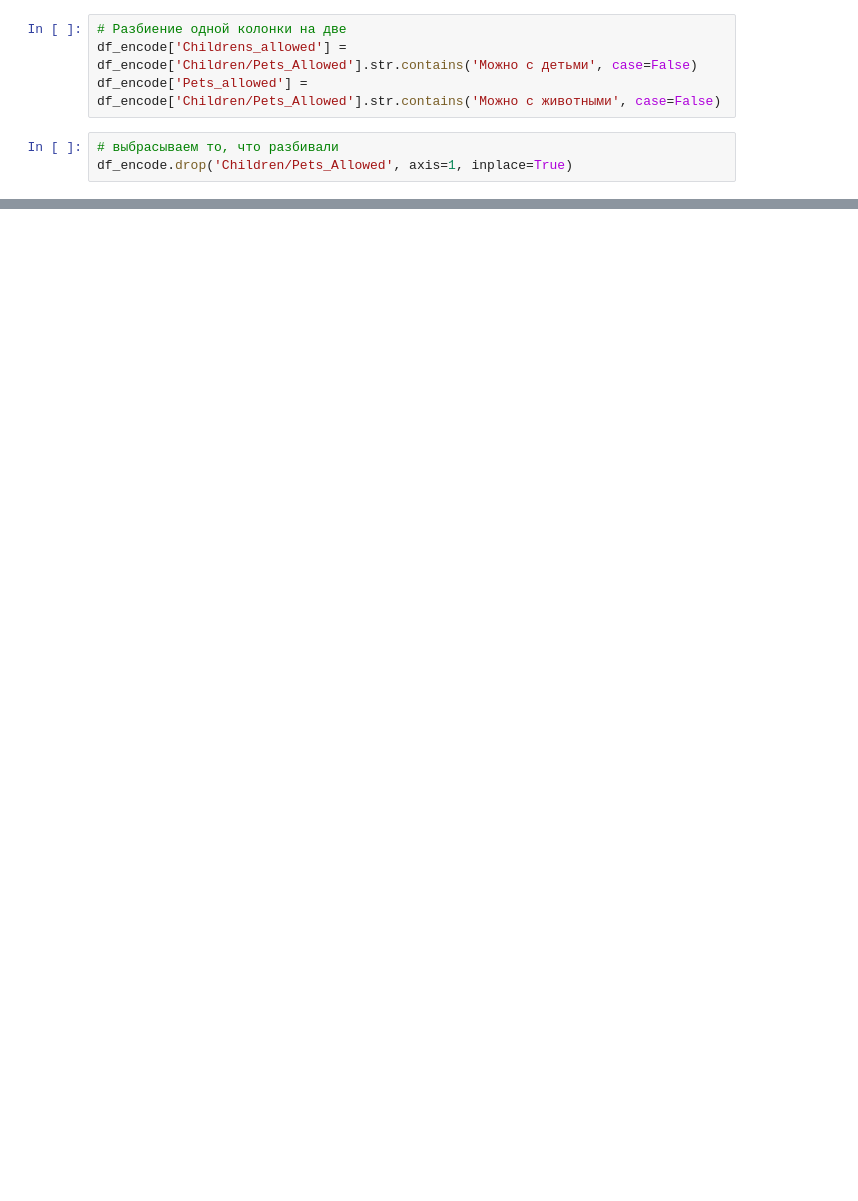
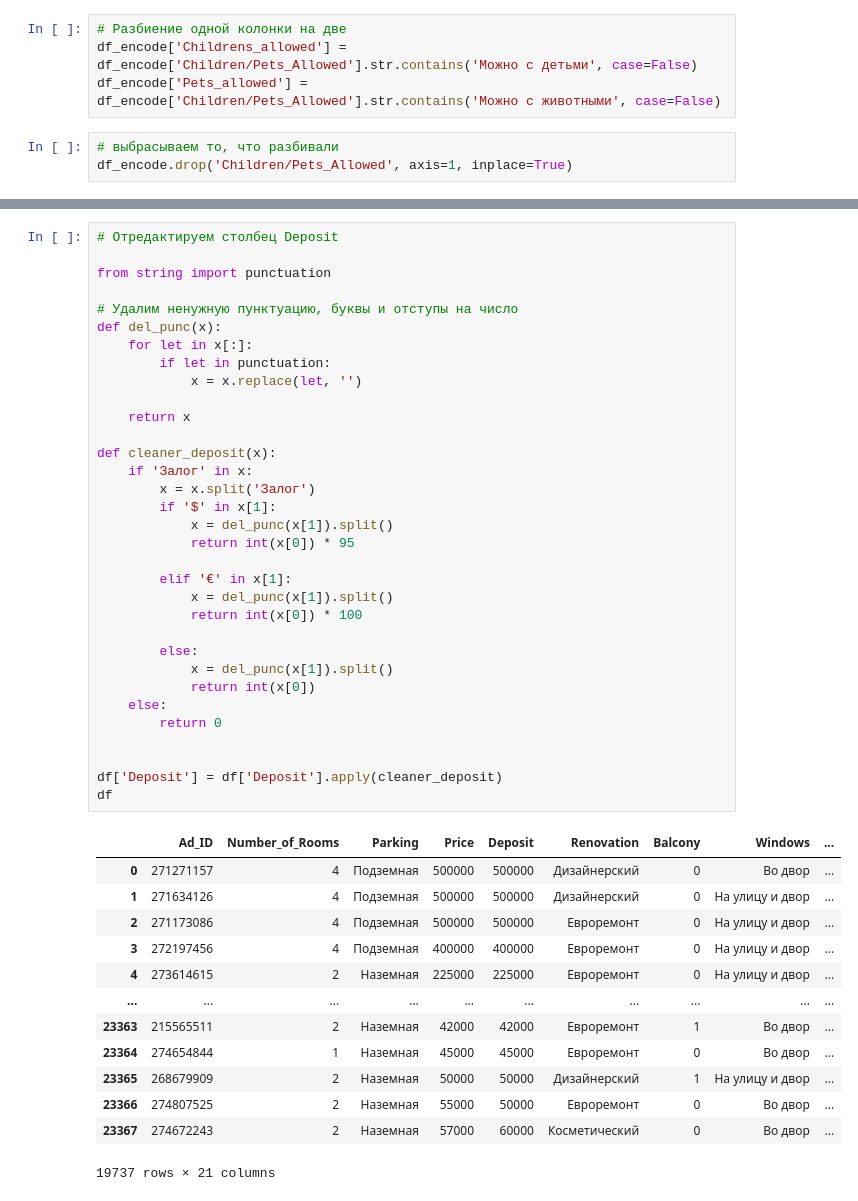
Before and after one commit to SoloYolo7/RealEstate, a Jupyter notebook: preprocessing.ipynb, the cells around one changed output, grey strips where cells are left out. Cells and saved outputs as stored; diff of their text form; blank space fills up the shorter version.

```diff
--- a/preprocessing.ipynb
+++ b/preprocessing.ipynb
@@ -249,0 +285,47 @@ memory usage: 2.7+ MB
+# %%
+# Отредактируем cтолбец Deposit
+
+from string import punctuation
+
+# Удалим ненужную пунктуацию, буквы и отступы на число
+def del_punc(x):
+    for let in x[:]:
+        if let in punctuation:
+            x = x.replace(let, '')
+
+    return x
+
+def cleaner_deposit(x):
+    if 'Залог' in x:
+        x = x.split('Залог')
+        if '$' in x[1]:
+            x = del_punc(x[1]).split()
+            return int(x[0]) * 95
+
+        elif '€' in x[1]:
+            x = del_punc(x[1]).split()
+            return int(x[0]) * 100
+
+        else:
+            x = del_punc(x[1]).split()
+            return int(x[0])
+    else:
+        return 0
+
+
+df['Deposit'] = df['Deposit'].apply(cleaner_deposit)
+df
+# %% [output]
+|  | Ad_ID | Number_of_Rooms | Parking | Price | Deposit | Renovation | Balcony | Windows | ... |
+| 0 | 271271157 | 4 | Подземная | 500000 | 500000 | Дизайнерский | 0 | Во двор | ... |
+| 1 | 271634126 | 4 | Подземная | 500000 | 500000 | Дизайнерский | 0 | На улицу и двор | ... |
+| 2 | 271173086 | 4 | Подземная | 500000 | 500000 | Евроремонт | 0 | На улицу и двор | ... |
+| 3 | 272197456 | 4 | Подземная | 400000 | 400000 | Евроремонт | 0 | На улицу и двор | ... |
+| 4 | 273614615 | 2 | Наземная | 225000 | 225000 | Евроремонт | 0 | На улицу и двор | ... |
+| ... | ... | ... | ... | ... | ... | ... | ... | ... | ... |
+| 23363 | 215565511 | 2 | Наземная | 42000 | 42000 | Евроремонт | 1 | Во двор | ... |
+| 23364 | 274654844 | 1 | Наземная | 45000 | 45000 | Евроремонт | 0 | Во двор | ... |
+| 23365 | 268679909 | 2 | Наземная | 50000 | 50000 | Дизайнерский | 1 | На улицу и двор | ... |
+| 23366 | 274807525 | 2 | Наземная | 55000 | 50000 | Евроремонт | 0 | Во двор | ... |
+| 23367 | 274672243 | 2 | Наземная | 57000 | 60000 | Косметический | 0 | Во двор | ... |
+19737 rows × 21 columns
```
Also changed, not shown: parts of 10 cells of this notebook, 1 other file.
